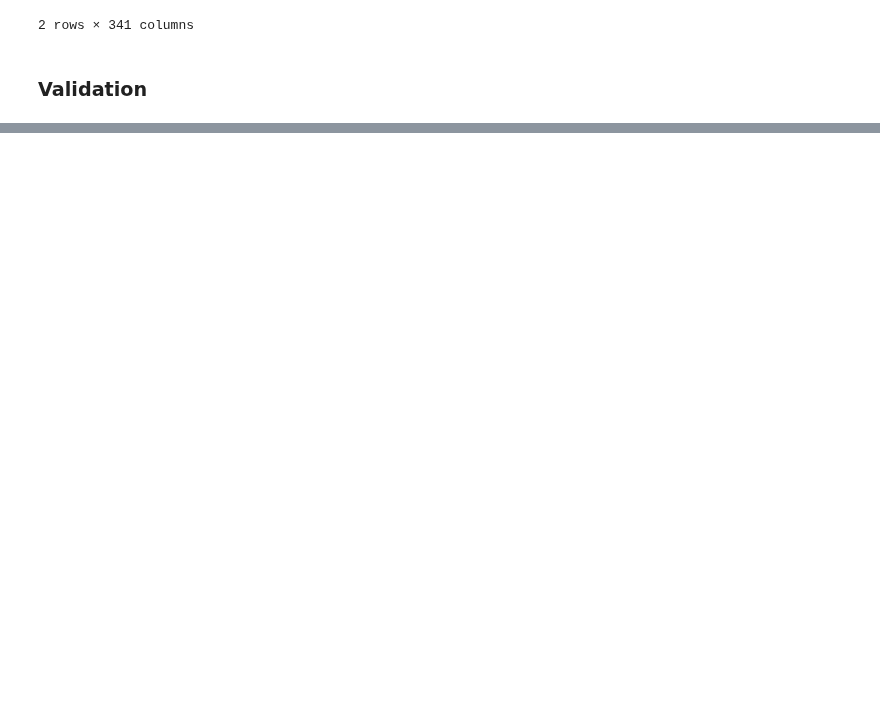
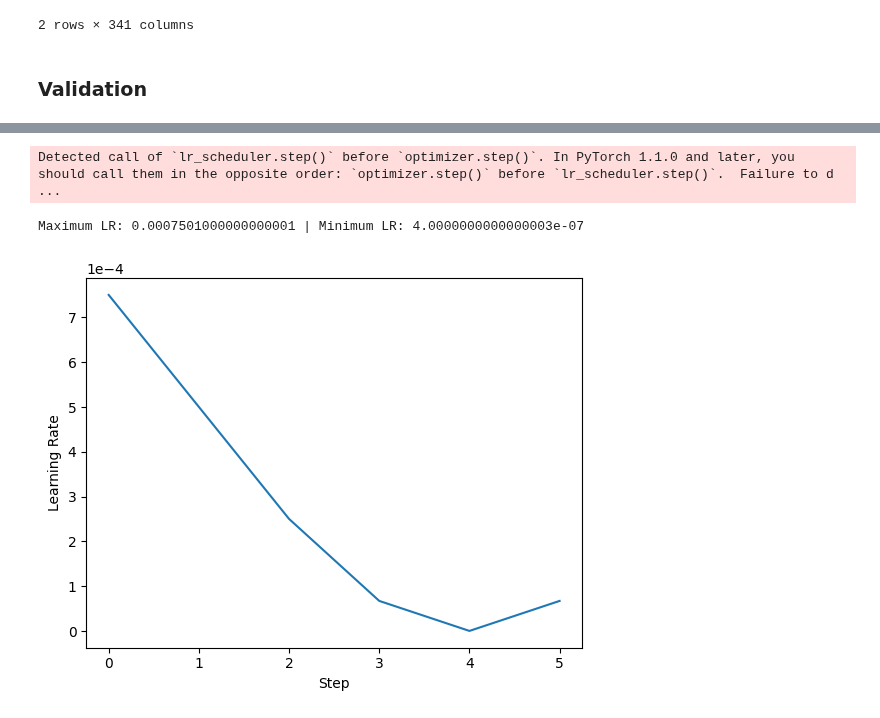
Before and after one commit to kxk254/kaggle1, a Jupyter notebook: CMI/1_wavenet_train.ipynb, the cells around one changed output, grey strips where cells are left out. Cells and saved outputs as stored; diff of their text form; code cells hidden in the pictures; blank space fills up the shorter version.

```diff
--- a/CMI/1_wavenet_train.ipynb
+++ b/CMI/1_wavenet_train.ipynb
@@ -27,10 +25,10 @@ ModuleNotFoundError: No module named 'plotly'
 # %%
 class config:
     AMP = False
-    BATCH_SIZE_TRAIN = 32
-    BATCH_SIZE_VALID = 32
+    BATCH_SIZE_TRAIN = 3 #32
+    BATCH_SIZE_VALID = 3 #32
     DEBUG = False
-    EPOCHS = 30
+    EPOCHS = 3  #30
     FOLDS = 5
     GRADIENT_ACCUMULATION_STEPS = 1
     LEARNING_RATE = 1e-3
@@ -144,9 +142,9 @@ num_to_type = {v: k for k, v in type_to_num.items()}
 LOGGER = get_logger()
 seed_everything(config.SEED)
 # %%
-df_train = pd.read_csv(paths.TRAIN_CSV)
+df_train = pd.read_csv(paths.TRAIN_CSV)[:500]
 df_test = pd.read_csv(paths.TEST_CSV)
-df_train_demographics = pd.read_csv(paths.TRAIN_DEMOGRAPHICS)
+df_train_demographics = pd.read_csv(paths.TRAIN_DEMOGRAPHICS)[:500]
 df_test_demographics = pd.read_csv(paths.TEST_DEMOGRAPHICS)
 
 print(f"Train dataframe shape: {df_train.shape}"), sep()
@@ -356,0 +527,38 @@ fig.show(renderer='browser')
+# %%
+from torch.optim.lr_scheduler import OneCycleLR
+
+EPOCHS = config.EPOCHS
+BATCHES = len(train_loader)
+steps = []
+lrs = []
+optim_lrs = []
+model = CustomModel(num_classes=9)
+optimizer = torch.optim.AdamW(model.parameters(), lr=config.LEARNING_RATE)
+scheduler = OneCycleLR(
+    optimizer,
+    max_lr=1e-3,
+    epochs=config.EPOCHS,
+    steps_per_epoch=len(train_loader),
+    pct_start=0.0,
+    anneal_strategy="cos",
+    final_div_factor=100,
+)
+for epoch in range(EPOCHS):
+    for batch in range(BATCHES):
+        scheduler.step()
+        lrs.append(scheduler.get_last_lr()[0])
+        steps.append(epoch * BATCHES + batch)
+
+max_lr = max(lrs)
+min_lr = min(lrs)
+print(f"Maximum LR: {max_lr} | Minimum LR: {min_lr}")
+plt.figure()
+plt.plot(steps, lrs, label='OneCycle')
+plt.ticklabel_format(axis='y', style='sci', scilimits=(0,0))
+plt.xlabel("Step")
+plt.ylabel("Learning Rate")
+plt.show()
+# %% [output]
+Detected call of `lr_scheduler.step()` before `optimizer.step()`. In PyTorch 1.1.0 and later, you should call them in the opposite order: `optimizer.step()` before `lr_scheduler.step()`.  Failure to d ...
+Maximum LR: 0.0007501000000000001 | Minimum LR: 4.0000000000000003e-07
+[figure, added]
```
Also changed, not shown: parts of 10 cells of this notebook, 4 other files.
